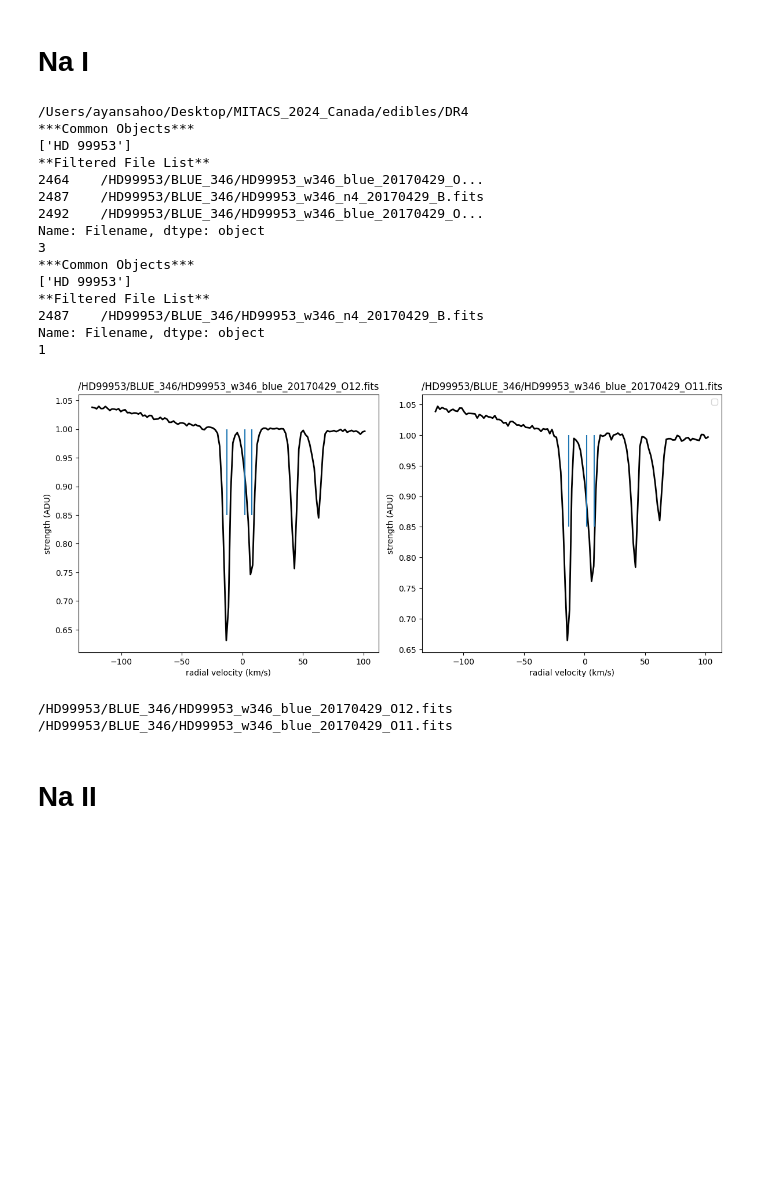
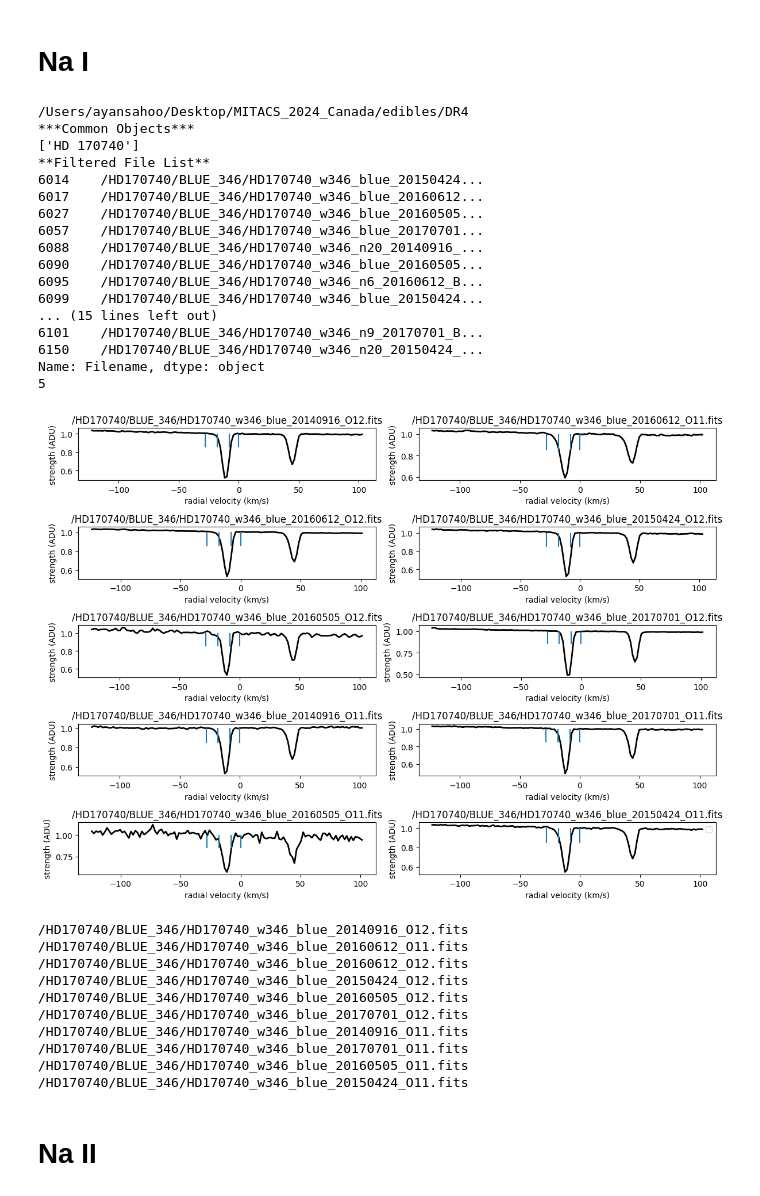
Before and after one commit to AyanS13/edibles, a Jupyter notebook: edibles_voigtfit_CHplus_work/cloud_checker.ipynb, the cells around one changed output. Saved outputs shown, nothing was run; the diff lists cells and outputs as text; code cells hidden in the pictures; blank space fills up the shorter version.

```diff
--- a/edibles_voigtfit_CHplus_work/cloud_checker.ipynb
+++ b/edibles_voigtfit_CHplus_work/cloud_checker.ipynb
@@ -18,7 +18,7 @@ from scipy.interpolate import CubicSpline
 # %% [markdown]
 # Na I
 # %%
-sightline = "HD 99953"
+sightline = "HD 170740"
 pythia = EdiblesOracle()
 List_1 = pythia.getFilteredObsList(object=[sightline], MergedOnly=False, Wave=3302)
 test_1 = List_1.values.tolist()
@@ -32,10 +32,10 @@ test = list(test)
 
 lambda0 = [3302.368, 3302.978]
 ref_wave = 3302.368
-cl_1 = -13
-cl_2 = 2
-cl_3 = 8
-cl_4 = 11
+cl_1 = -28
+cl_2 = -18
+cl_3 = -8
+cl_4 = 0
 # cl_5 = 12
 # cl_5 = -7
 # f = [0.005450, 0.005450]
@@ -79,7 +79,7 @@ for i in range(len(test)):
     axs[i].vlines(x=cl_1, ymin=0.85, ymax=1)
     axs[i].vlines(x=cl_2, ymin=0.85, ymax=1)
     axs[i].vlines(x=cl_3, ymin=0.85, ymax=1)
-    # axs[i].vlines(x=cl_4, ymin=0.85, ymax=1)
+    axs[i].vlines(x=cl_4, ymin=0.85, ymax=1)
     # axs[i].vlines(x=cl_5, ymin=0.4, ymax=1)
 
 
@@ -89,47 +89,57 @@ for i in range(len(test)):
 
     # model = voigt_absorption_line_new(wavegrid=wave, f= f, lambda0=lambda0, gamma=gamma,
     #                    b=b, B_vary=B_vary, N=N, v_rad=v_rad, v_resolution=v_resolution, map =[0,1])
 
     # axs[i].plot(wave, model)
 
     # Set title for each subplot
     axs[i].set_title(str(test[i]))
 
     # Set x and y labels for each subplot
     axs[i].set_xlabel('radial velocity (km/s)')
     axs[i].set_ylabel('strength (ADU)')
 
 # Hide the unused subplots
 for j in range(len(test), len(axs)):
     fig.delaxes(axs[j])
 # Adjust the layout so titles and labels fit well
 plt.tight_layout()
 plt.legend()
 # Show the plot
 plt.show()
 
 
 for i in test:
     print(i)
 # %% [output]
 /Users/ayansahoo/Desktop/MITACS_2024_Canada/edibles/DR4
 ***Common Objects***
-['HD 99953']
+['HD 170740']
 **Filtered File List**
-2464    /HD99953/BLUE_346/HD99953_w346_blue_20170429_O...
-2487    /HD99953/BLUE_346/HD99953_w346_n4_20170429_B.fits
-2492    /HD99953/BLUE_346/HD99953_w346_blue_20170429_O...
+6014    /HD170740/BLUE_346/HD170740_w346_blue_20150424...
+6017    /HD170740/BLUE_346/HD170740_w346_blue_20160612...
+6027    /HD170740/BLUE_346/HD170740_w346_blue_20160505...
+6057    /HD170740/BLUE_346/HD170740_w346_blue_20170701...
+6088    /HD170740/BLUE_346/HD170740_w346_n20_20140916_...
+6090    /HD170740/BLUE_346/HD170740_w346_blue_20160505...
+6095    /HD170740/BLUE_346/HD170740_w346_n6_20160612_B...
+6099    /HD170740/BLUE_346/HD170740_w346_blue_20150424...
+... (15 lines left out)
+6101    /HD170740/BLUE_346/HD170740_w346_n9_20170701_B...
+6150    /HD170740/BLUE_346/HD170740_w346_n20_20150424_...
 Name: Filename, dtype: object
-3
-***Common Objects***
-['HD 99953']
-**Filtered File List**
-2487    /HD99953/BLUE_346/HD99953_w346_n4_20170429_B.fits
-Name: Filename, dtype: object
-1
+5
-[figure, old version]
+[figure, new version]
-/HD99953/BLUE_346/HD99953_w346_blue_20170429_O12.fits
-/HD99953/BLUE_346/HD99953_w346_blue_20170429_O11.fits
+/HD170740/BLUE_346/HD170740_w346_blue_20140916_O12.fits
+/HD170740/BLUE_346/HD170740_w346_blue_20160612_O11.fits
+/HD170740/BLUE_346/HD170740_w346_blue_20160612_O12.fits
+/HD170740/BLUE_346/HD170740_w346_blue_20150424_O12.fits
+/HD170740/BLUE_346/HD170740_w346_blue_20160505_O12.fits
+/HD170740/BLUE_346/HD170740_w346_blue_20170701_O12.fits
+/HD170740/BLUE_346/HD170740_w346_blue_20140916_O11.fits
+/HD170740/BLUE_346/HD170740_w346_blue_20170701_O11.fits
+/HD170740/BLUE_346/HD170740_w346_blue_20160505_O11.fits
+/HD170740/BLUE_346/HD170740_w346_blue_20150424_O11.fits
 # %% [markdown]
 # Na II
 # %%
```
Also changed, not shown: parts of 3 cells of this notebook, 4 other files.
